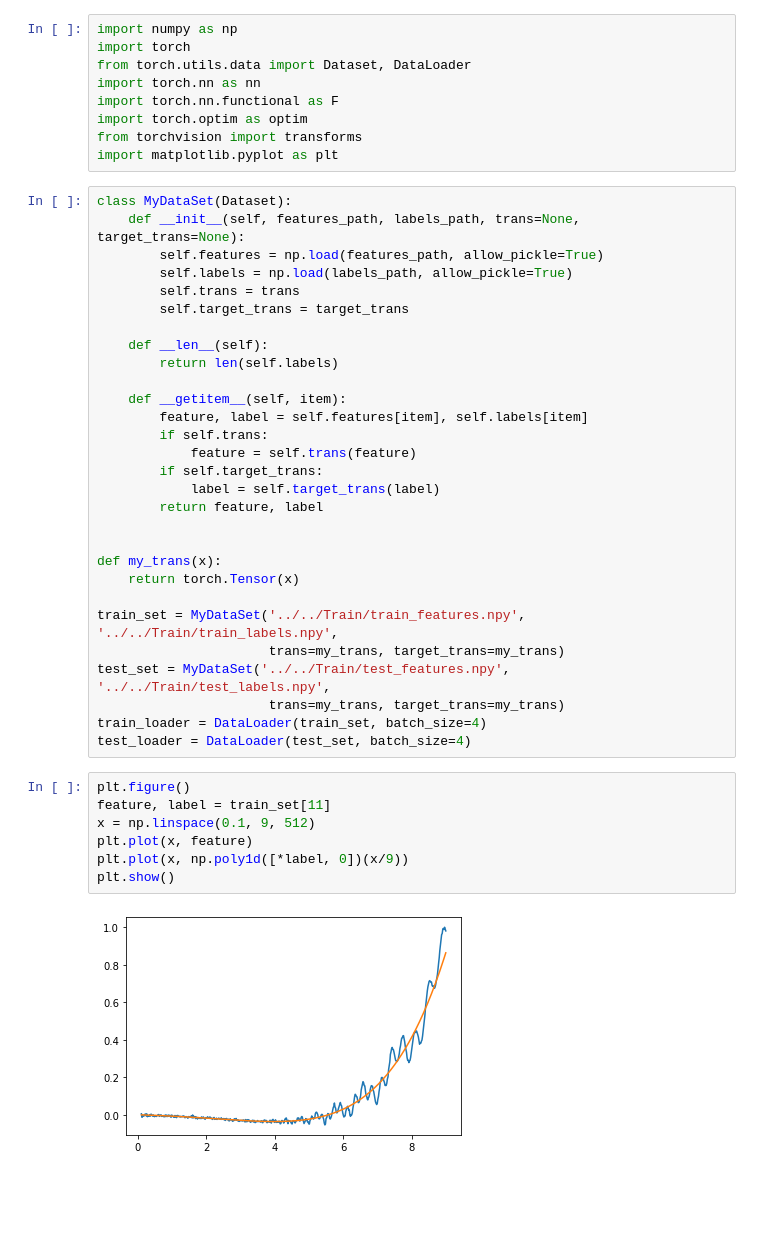
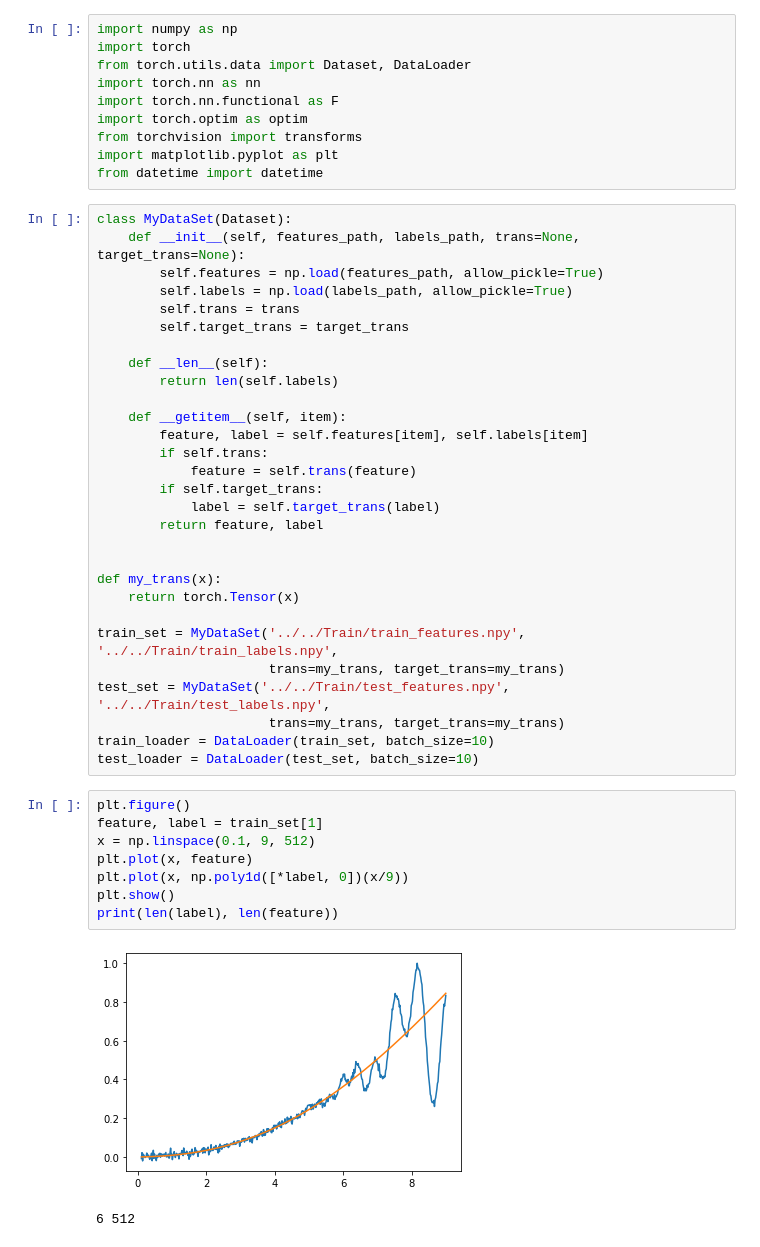
Before and after one commit to HS-shuang/OSC_APP, a Jupyter notebook: CODE/Filter/Trainning.ipynb, the cells around one changed output. Saved outputs shown, nothing was run; the diff lists cells and outputs as text; blank space fills up the shorter version.

```diff
--- a/CODE/Filter/Trainning.ipynb
+++ b/CODE/Filter/Trainning.ipynb
@@ -7,6 +7,7 @@ import torch.nn.functional as F
 import torch.optim as optim
 from torchvision import transforms
 import matplotlib.pyplot as plt
+from datetime import datetime
 # %%
 class MyDataSet(Dataset):
     def __init__(self, features_path, labels_path, trans=None, target_trans=None):
@@ -34,14 +35,16 @@ train_set = MyDataSet('../../Train/train_features.npy', '../../Train/train_label
                       trans=my_trans, target_trans=my_trans)
 test_set = MyDataSet('../../Train/test_features.npy', '../../Train/test_labels.npy',
                       trans=my_trans, target_trans=my_trans)
-train_loader = DataLoader(train_set, batch_size=4)
-test_loader = DataLoader(test_set, batch_size=4)
+train_loader = DataLoader(train_set, batch_size=10)
+test_loader = DataLoader(test_set, batch_size=10)
 # %%
 plt.figure()
-feature, label = train_set[11]
+feature, label = train_set[1]
 x = np.linspace(0.1, 9, 512)
 plt.plot(x, feature)
 plt.plot(x, np.poly1d([*label, 0])(x/9))
 plt.show()
+print(len(label), len(feature))
 # %% [output]
-[figure, old version]
+[figure, new version]
+6 512
```
Also changed, not shown: parts of 7 cells of this notebook, 6 other files.
